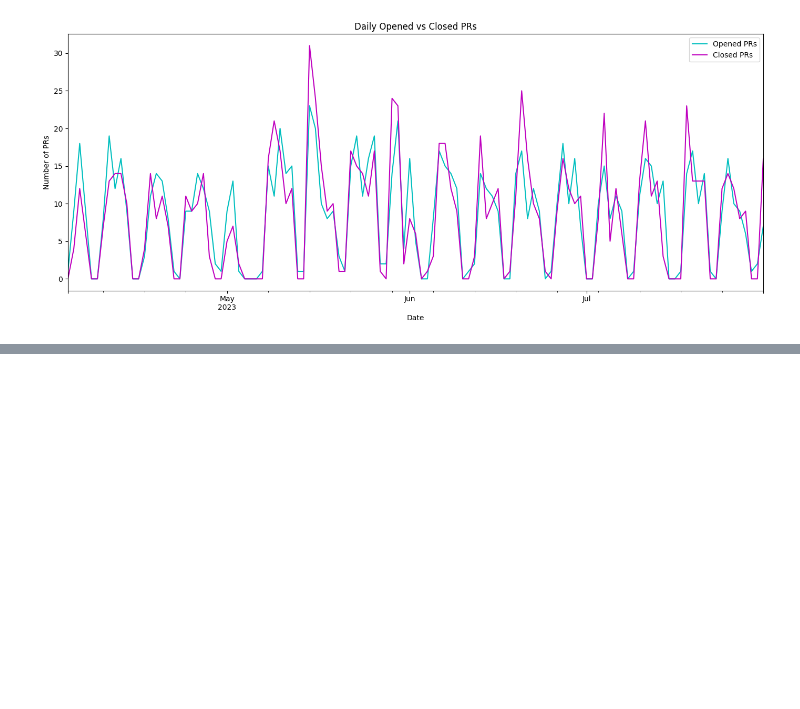
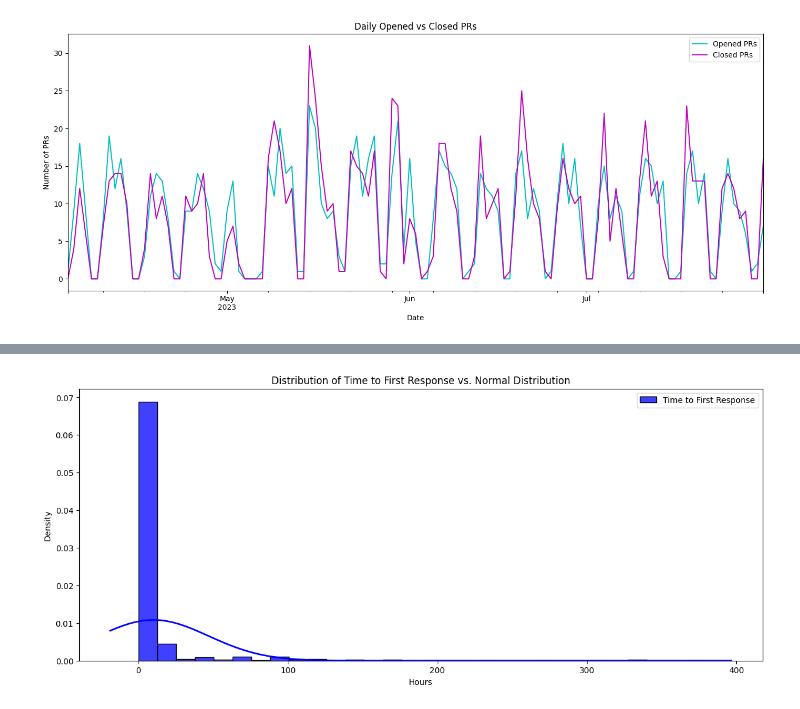
Before and after one commit to kzk-maeda/issue-metrics, a Jupyter notebook: metrics.ipynb, the cells around one changed output, grey strips where cells are left out. Saved outputs shown, nothing was run; the diff lists cells and outputs as text; code cells hidden in the pictures; blank space fills up the shorter version.

Commit message:
add distribution

```diff
--- a/metrics.ipynb
+++ b/metrics.ipynb
@@ -161,0 +201,23 @@ plt.show()
+# %%
+# Distribution
+import seaborn as sns
+from scipy.stats import norm
+
+df['time_to_first_response_hours'] = df['time_to_first_response'] / 3600
+df['time_to_close_hours'] = df['time_to_close'] / 3600
+# %%
+# Time to First Response
+plt.figure(figsize=(15, 6))
+mu1, std1 = df['time_to_first_response_hours'].mean(), df['time_to_first_response_hours'].std()
+sns.histplot(df['time_to_first_response_hours'], kde=False, bins=30, color='blue', label='Time to First Response', stat="density")
+xmin1, xmax1 = plt.xlim()
+x1 = np.linspace(xmin1, xmax1, 100)
+p1 = norm.pdf(x1, mu1, std1)
+plt.plot(x1, p1, 'k', linewidth=2, color='blue')
+plt.title('Distribution of Time to First Response vs. Normal Distribution')
+plt.xlabel('Hours')
+plt.ylabel('Density')
+plt.legend()
+plt.show()
+# %% [output]
+[figure, added]
```
Also changed, not shown: parts of 3 cells of this notebook.
